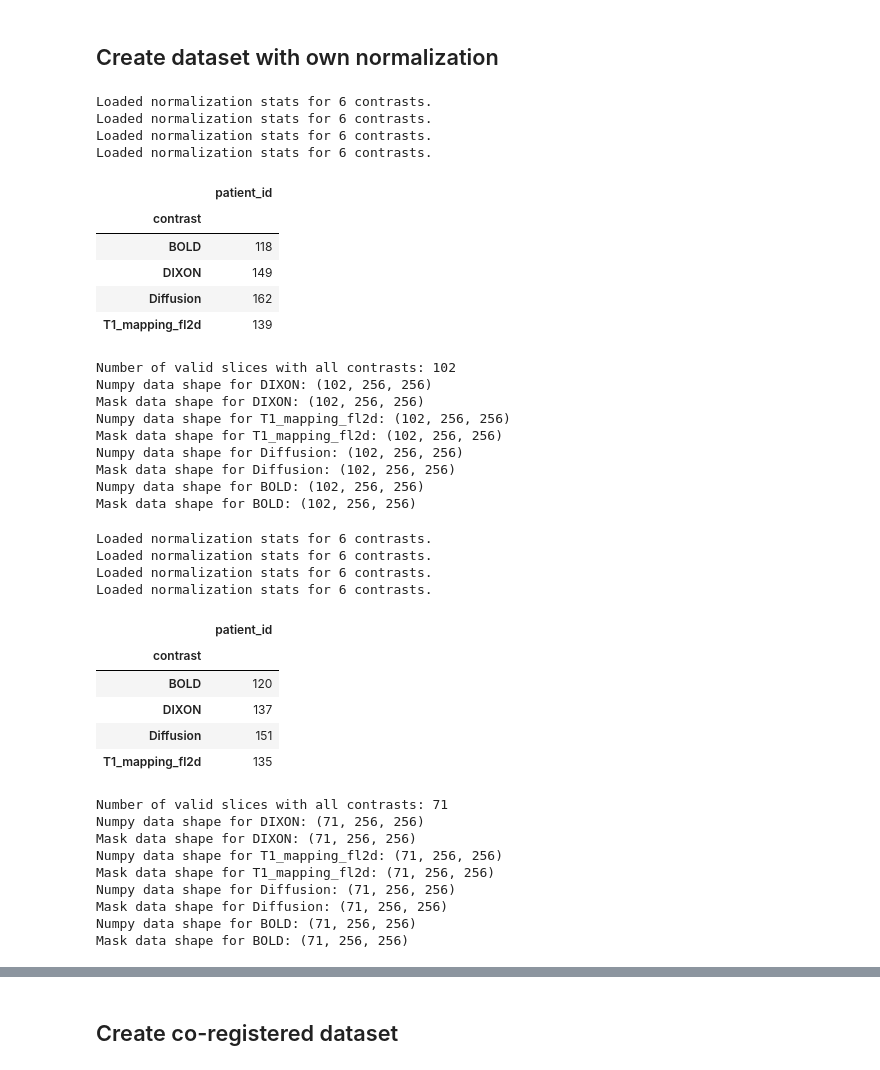
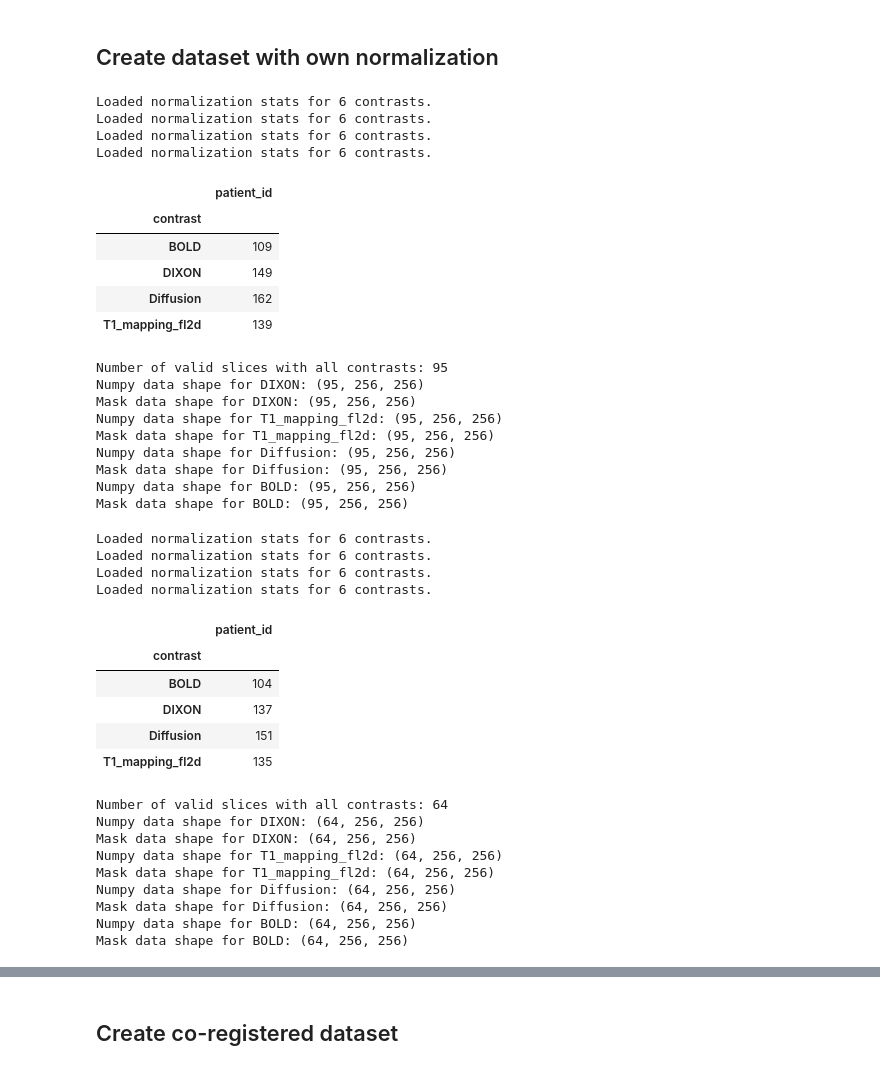
Before and after one commit to unicorne/MU-Diff, a Jupyter notebook: explore_and_create_data.ipynb, the cells around one changed output, grey strips where cells are left out. Saved outputs shown, nothing was run; the diff lists cells and outputs as text; code cells hidden in the pictures.

```diff
--- a/explore_and_create_data.ipynb
+++ b/explore_and_create_data.ipynb
@@ -43,7 +43,7 @@ def get_all_slices(dataset, contrast, slice_dataframe):
         slice_dataframe.loc[len(slice_dataframe)] = [contrast, subject_id, z_dim]
     return slice_dataframe
 
-def create_valid_slice_df(dict_of_dataset):
+def create_valid_slice_df(dict_of_dataset, check_empty_slices=False):
     slice_dataframe = pd.DataFrame(columns=["contrast", "patient_id", "z_dim"])
 
     for contrast_key, dataset in dict_of_dataset.items():
@@ -51,6 +51,11 @@ def create_valid_slice_df(dict_of_dataset):
             sample = dataset[i]
             subject_id = sample["metadata"]['patient_id']
             z_dim = sample["metadata"]['z_dim']
+
+            if check_empty_slices:
+                if torch.sum(sample["image"]) == 0:
+                    continue
+
             slice_dataframe.loc[len(slice_dataframe)] = [contrast_key, subject_id, z_dim]
 
     num_contrasts = len(slice_dataframe["contrast"].unique())
@@ -172,7 +177,7 @@ def create_dataset(contrast_dict, cfg_transform, base_path, save_path, split="te
         print(f"Numpy data shape for {contrast_key}: {numpy_data.shape}")
         np.save(f"{save_path}/{split}/{contrast_key}.npy", numpy_data)
 
-def create_dataset_masks(contrast_dict, cfg_transform, base_path, save_path, split="test", normalize=False):
+def create_dataset_masks(contrast_dict, cfg_transform, base_path, save_path, split="test", normalize=False, check_empty_slices=False):
 
     # Create split directory if it doesn't exist
     os.makedirs(f"{save_path}/{split}", exist_ok=True)
@@ -183,7 +188,7 @@ def create_dataset_masks(contrast_dict, cfg_transform, base_path, save_path, spl
         dataset_dict[contrast_key] = load_dataset(base_path, contrast_key, img_type, cfg_transform, split=split, image_dim=0)
 
     # 2. Create valid slice dataframe
-    valid_slices_df = create_valid_slice_df(dataset_dict)
+    valid_slices_df = create_valid_slice_df(dataset_dict, check_empty_slices=check_empty_slices)
 
     # 3. Build numpy datasets for each contrast
     for contrast_key, dataset in dataset_dict.items():
@@ -207,7 +212,7 @@ cfg_transform = {
 }
 
 base_path = "/home/students/studweilc1/SynthRegGAN/data"
-save_path = "/home/students/studweilc1/MU-Diff/data/my_data2"
+save_path = "/home/students/studweilc1/MU-Diff/data/my_data3"
 
 contrast_dict = {
     "DIXON": "W",
@@ -216,29 +221,29 @@ contrast_dict = {
     "BOLD": "s",
 }
 # %%
-create_dataset_masks(contrast_dict, cfg_transform, base_path, save_path, split="test")
+create_dataset_masks(contrast_dict, cfg_transform, base_path, save_path, split="test", check_empty_slices=True)
 # %% [output]
 Loaded normalization stats for 6 contrasts.
 Loaded normalization stats for 6 contrasts.
 Loaded normalization stats for 6 contrasts.
 Loaded normalization stats for 6 contrasts.
 |  | patient_id |
 | contrast |  |
-| BOLD | 118 |
+| BOLD | 109 |
 | DIXON | 149 |
 | Diffusion | 162 |
 | T1_mapping_fl2d | 139 |
-Number of valid slices with all contrasts: 102
-Numpy data shape for DIXON: (102, 256, 256)
-Mask data shape for DIXON: (102, 256, 256)
-Numpy data shape for T1_mapping_fl2d: (102, 256, 256)
-Mask data shape for T1_mapping_fl2d: (102, 256, 256)
-Numpy data shape for Diffusion: (102, 256, 256)
-Mask data shape for Diffusion: (102, 256, 256)
-Numpy data shape for BOLD: (102, 256, 256)
-Mask data shape for BOLD: (102, 256, 256)
+Number of valid slices with all contrasts: 95
+Numpy data shape for DIXON: (95, 256, 256)
+Mask data shape for DIXON: (95, 256, 256)
+Numpy data shape for T1_mapping_fl2d: (95, 256, 256)
+Mask data shape for T1_mapping_fl2d: (95, 256, 256)
+Numpy data shape for Diffusion: (95, 256, 256)
+Mask data shape for Diffusion: (95, 256, 256)
+Numpy data shape for BOLD: (95, 256, 256)
+Mask data shape for BOLD: (95, 256, 256)
 # %%
-create_dataset_masks(contrast_dict, cfg_transform, base_path, save_path, split="val")
+create_dataset_masks(contrast_dict, cfg_transform, base_path, save_path, split="val", check_empty_slices=True)
 # %% [output]
 Loaded normalization stats for 6 contrasts.
 Loaded normalization stats for 6 contrasts.
@@ -246,17 +251,17 @@ Loaded normalization stats for 6 contrasts.
 Loaded normalization stats for 6 contrasts.
 |  | patient_id |
 | contrast |  |
-| BOLD | 120 |
+| BOLD | 104 |
 | DIXON | 137 |
 | Diffusion | 151 |
 | T1_mapping_fl2d | 135 |
-Number of valid slices with all contrasts: 71
-Numpy data shape for DIXON: (71, 256, 256)
-Mask data shape for DIXON: (71, 256, 256)
-Numpy data shape for T1_mapping_fl2d: (71, 256, 256)
-Mask data shape for T1_mapping_fl2d: (71, 256, 256)
-Numpy data shape for Diffusion: (71, 256, 256)
-Mask data shape for Diffusion: (71, 256, 256)
-Numpy data shape for BOLD: (71, 256, 256)
-Mask data shape for BOLD: (71, 256, 256)
+Number of valid slices with all contrasts: 64
+Numpy data shape for DIXON: (64, 256, 256)
+Mask data shape for DIXON: (64, 256, 256)
+Numpy data shape for T1_mapping_fl2d: (64, 256, 256)
+Mask data shape for T1_mapping_fl2d: (64, 256, 256)
+Numpy data shape for Diffusion: (64, 256, 256)
+Mask data shape for Diffusion: (64, 256, 256)
+Numpy data shape for BOLD: (64, 256, 256)
+Mask data shape for BOLD: (64, 256, 256)
 # %%
```
Also changed, not shown: parts of 16 cells of this notebook, 31 other files.
